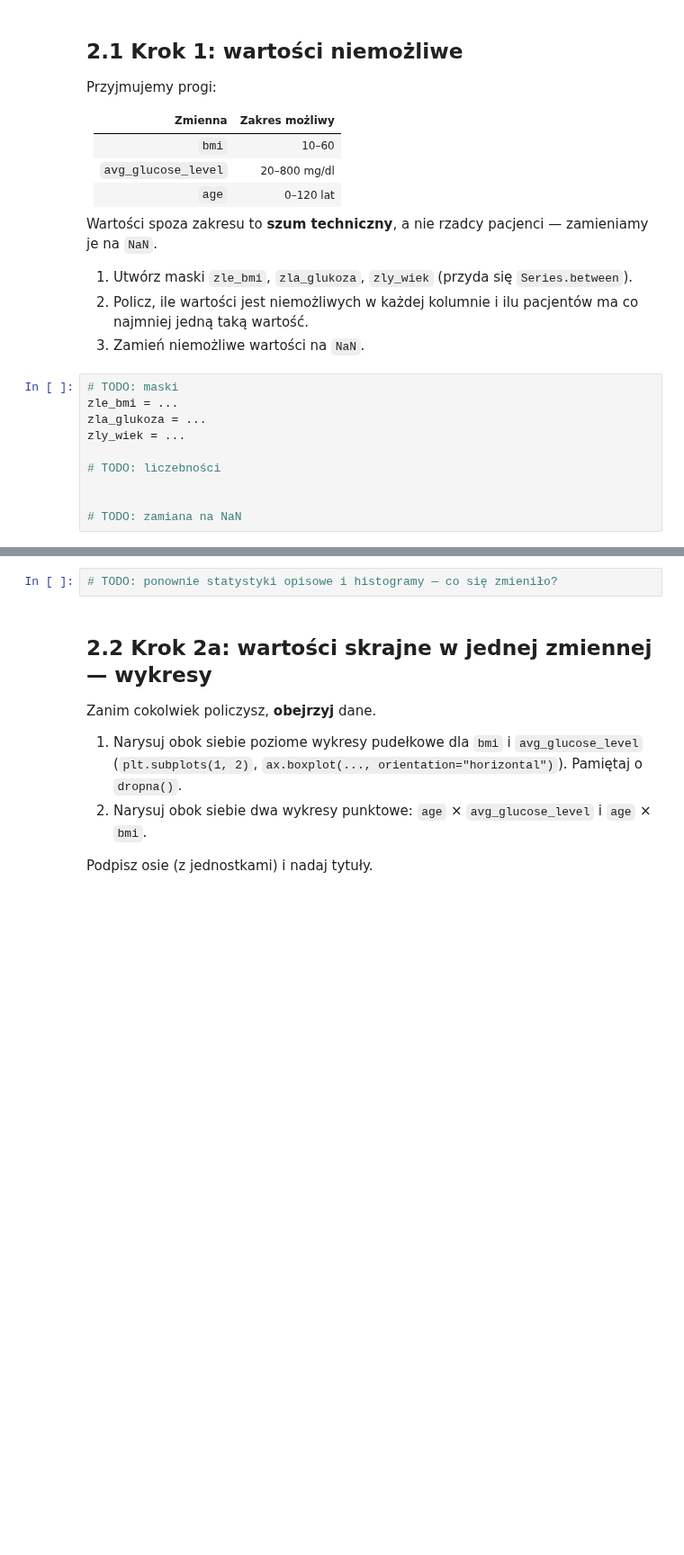
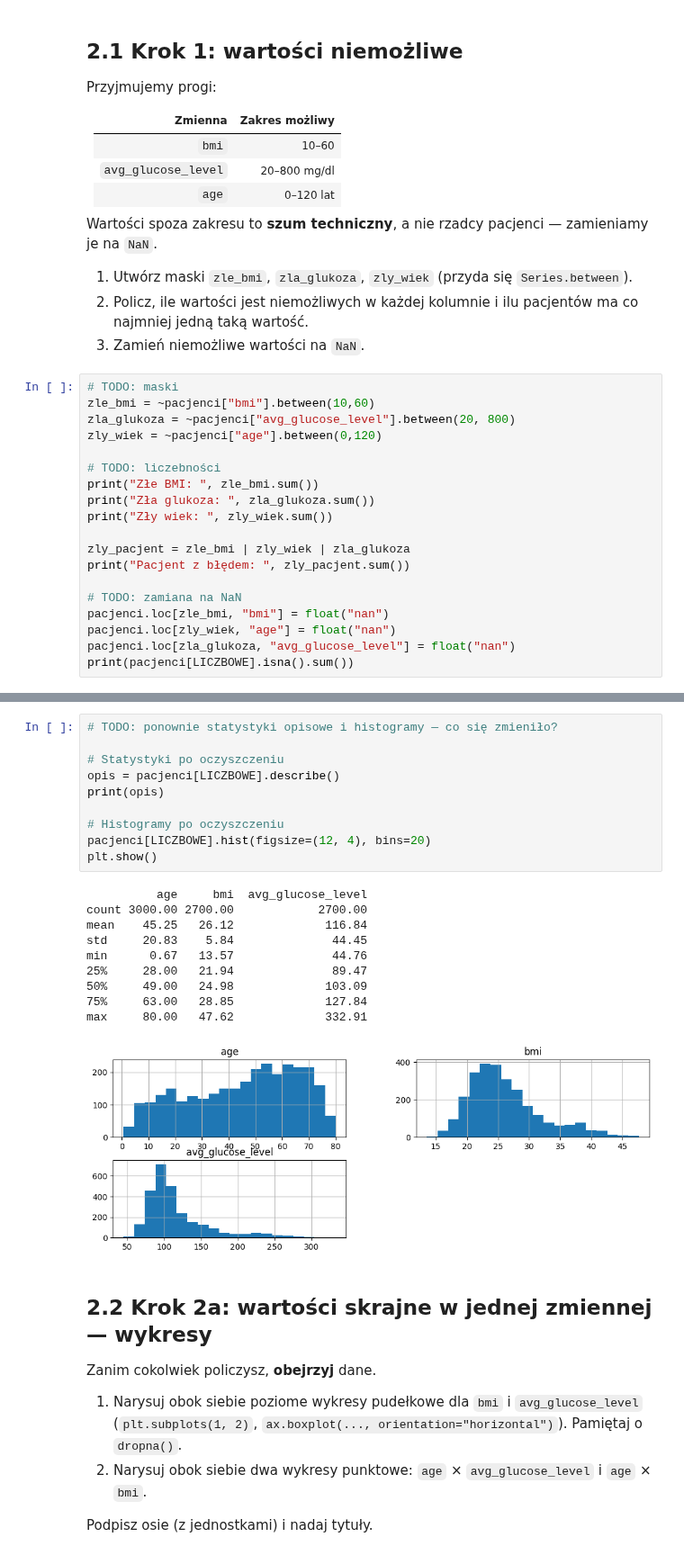
Before and after one commit to bobyysh/EksploracjaDanych, a Jupyter notebook: lab03_otwarte_dane_odstajace.ipynb, the cells around one changed output, grey strips where cells are left out. Shown at 90% size. Drawn from its saved outputs; the diff is of its cells as text; blank space fills up the shorter version.

```diff
--- a/lab03_otwarte_dane_odstajace.ipynb
+++ b/lab03_otwarte_dane_odstajace.ipynb
@@ -292,11 +405,20 @@ Wartości spoza zakresu to **szum techniczny**, a nie rzadcy pacjenci — zamien
 3. Zamień niemożliwe wartości na `NaN`.
 # %%
 # TODO: maski
-zle_bmi = ...
-zla_glukoza = ...
-zly_wiek = ...
+zle_bmi = ~pacjenci["bmi"].between(10,60)
+zla_glukoza = ~pacjenci["avg_glucose_level"].between(20, 800)
+zly_wiek = ~pacjenci["age"].between(0,120)
 
 # TODO: liczebności
+print("Złe BMI: ", zle_bmi.sum())
+print("Zła glukoza: ", zla_glukoza.sum())
+print("Zły wiek: ", zly_wiek.sum())
 
+zly_pacjent = zle_bmi | zly_wiek | zla_glukoza
+print("Pacjent z błędem: ", zly_pacjent.sum())
 
 # TODO: zamiana na NaN
+pacjenci.loc[zle_bmi, "bmi"] = float("nan")
+pacjenci.loc[zly_wiek, "age"] = float("nan")
+pacjenci.loc[zla_glukoza, "avg_glucose_level"] = float("nan")
+print(pacjenci[LICZBOWE].isna().sum())
@@ -303,5 +434,24 @@ zly_wiek = ...
 # %%
 # TODO: ponownie statystyki opisowe i histogramy — co się zmieniło?
+
+# Statystyki po oczyszczeniu
+opis = pacjenci[LICZBOWE].describe()
+print(opis)
+
+# Histogramy po oczyszczeniu
+pacjenci[LICZBOWE].hist(figsize=(12, 4), bins=20)
+plt.show()
+# %% [output]
+          age     bmi  avg_glucose_level
+count 3000.00 2700.00            2700.00
+mean    45.25   26.12             116.84
+std     20.83    5.84              44.45
+min      0.67   13.57              44.76
+25%     28.00   21.94              89.47
+50%     49.00   24.98             103.09
+75%     63.00   28.85             127.84
+max     80.00   47.62             332.91
+[figure, added]
 # %% [markdown]
 ## 2.2 Krok 2a: wartości skrajne w jednej zmiennej — wykresy
 
```
Also changed, not shown: parts of 27 cells of this notebook, 1 other file.
